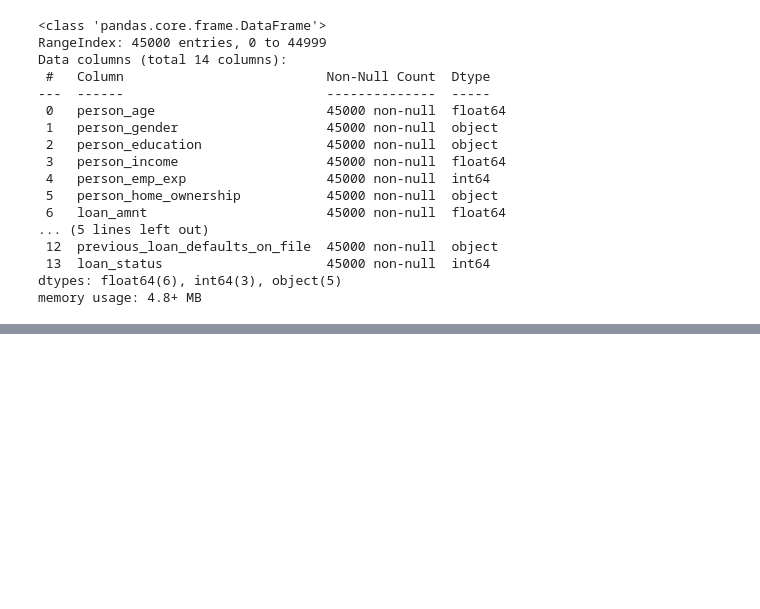
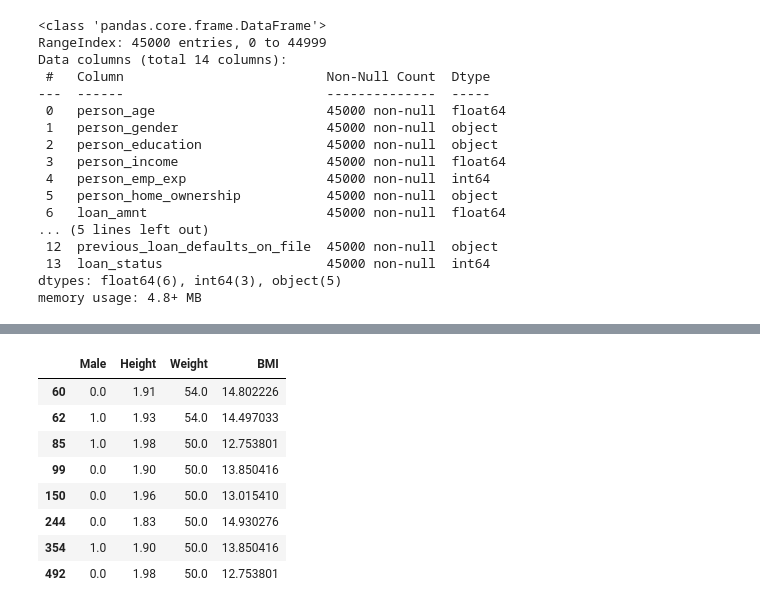
Before and after one commit to Abdullah-Hamad-Almousa/ArrayTesting, a Jupyter notebook: notes/PandasNote.ipynb, the cells around one changed output, grey strips where cells are left out. Drawn from its saved outputs; the diff is of its cells as text; code cells hidden in the pictures; blank space fills up the shorter version.

```diff
--- a/notes/PandasNote.ipynb
+++ b/notes/PandasNote.ipynb
@@ -321,0 +410,12 @@ memory usage: 4.8+ MB
+# %%
+df[df['BMI'] < 15]
+# %% [output]
+|  | Male | Height | Weight | BMI |
+| 60 | 0.0 | 1.91 | 54.0 | 14.802226 |
+| 62 | 1.0 | 1.93 | 54.0 | 14.497033 |
+| 85 | 1.0 | 1.98 | 50.0 | 12.753801 |
+| 99 | 0.0 | 1.90 | 50.0 | 13.850416 |
+| 150 | 0.0 | 1.96 | 50.0 | 13.015410 |
+| 244 | 0.0 | 1.83 | 50.0 | 14.930276 |
+| 354 | 1.0 | 1.90 | 50.0 | 13.850416 |
+| 492 | 0.0 | 1.98 | 50.0 | 12.753801 |
```
Also changed, not shown: parts of 11 cells of this notebook, 1 other file.
